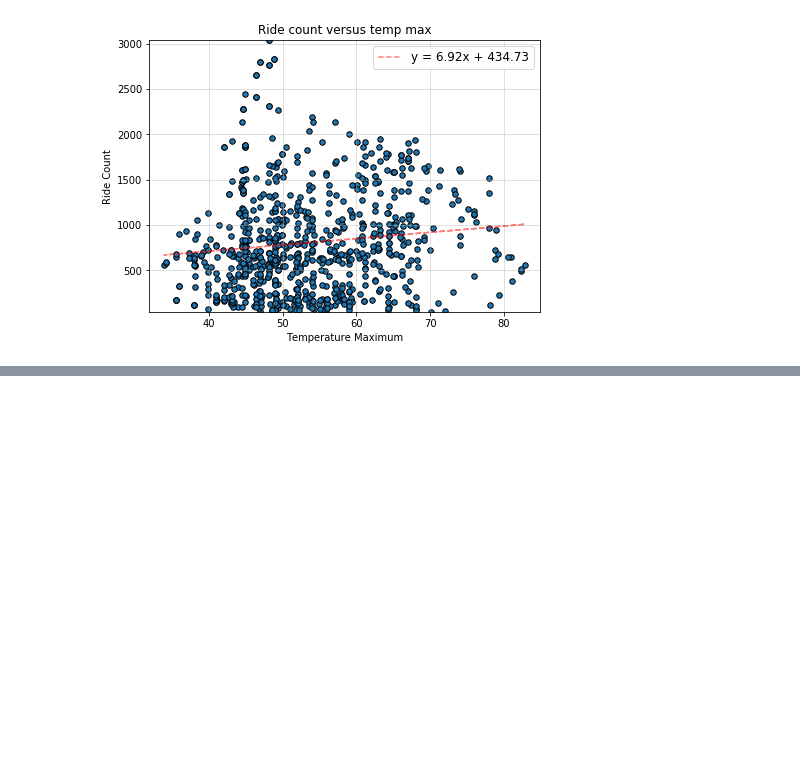
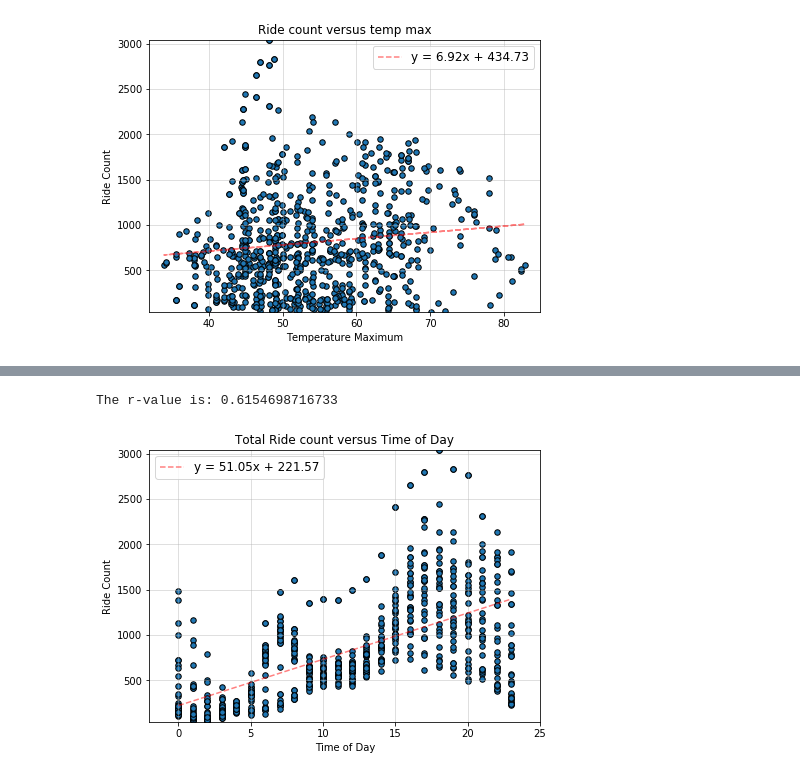
Before and after one commit to JacobTrevithick/Uber-Ride-Count-Weather-Analysis, a Jupyter notebook: Data_cleaning.ipynb, the cells around one changed output, grey strips where cells are left out. Drawn from its saved outputs; the diff is of its cells as text; code cells hidden in the pictures; blank space fills up the shorter version.

```diff
--- a/Data_cleaning.ipynb
+++ b/Data_cleaning.ipynb
@@ -132,0 +175,5 @@ The r-value is: 0.11500992163985174
+# %%
+plt_scat((combined_data_df['Time']).astype(int), combined_data_df['Ride_count'], "Time of Day", "Ride Count", "Total Ride count versus Time of Day")
+# %% [output]
+The r-value is: 0.6154698716733
+[figure, added]
```
Also changed, not shown: parts of 12 cells of this notebook.
